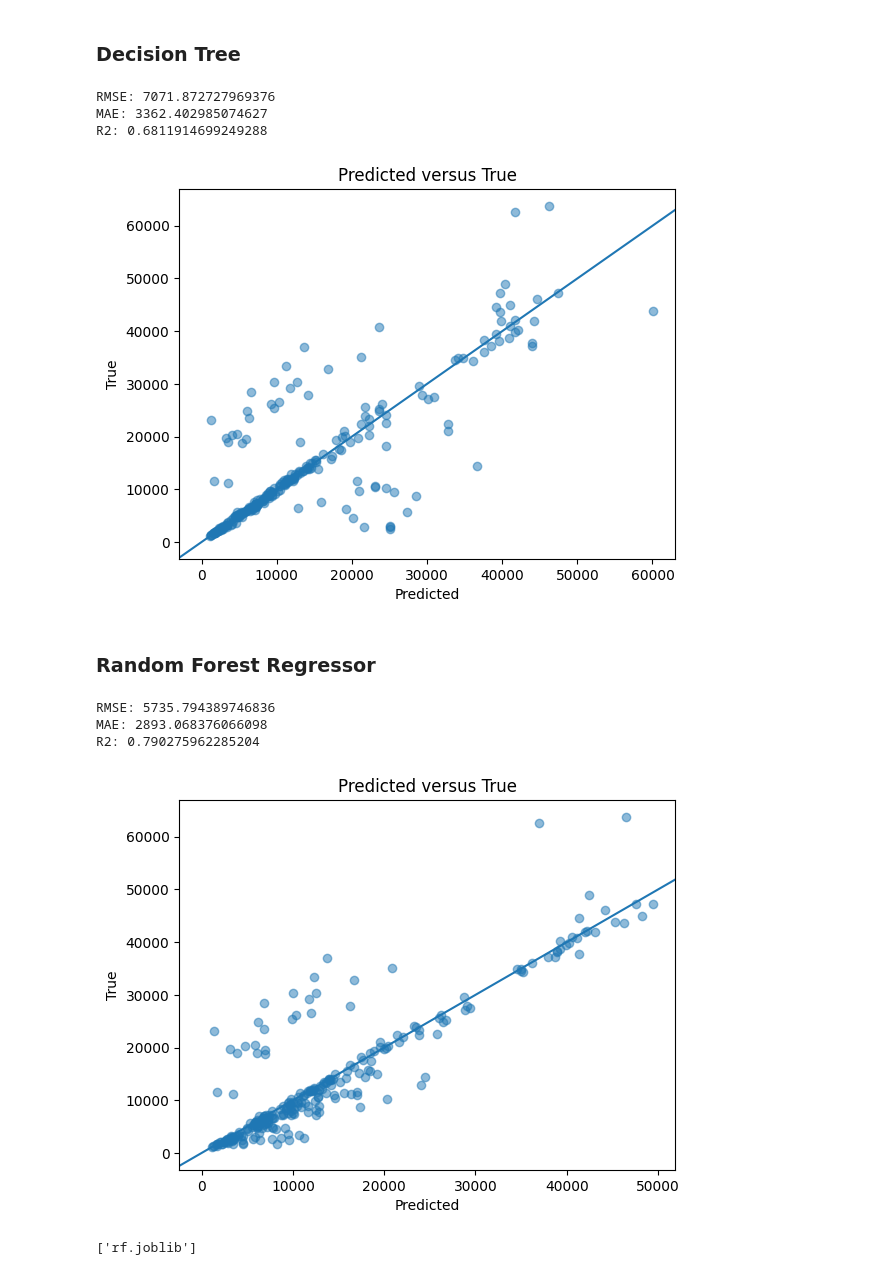
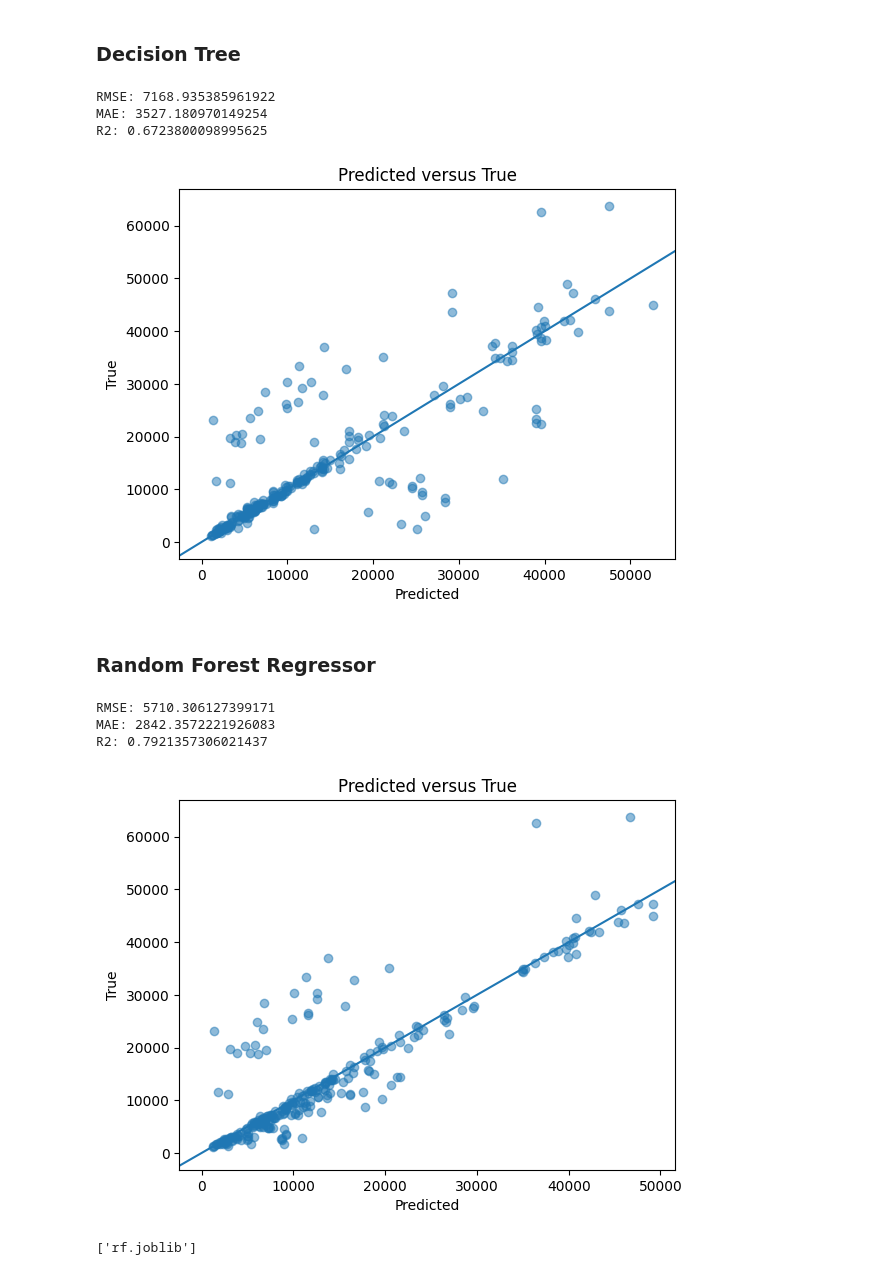
Before and after one commit to SL477/fccPredictHealthCostsWithRegression, a Jupyter notebook: train_model.ipynb, the cells around one changed output. Saved outputs shown, nothing was run; the diff lists cells and outputs as text; code cells hidden in the pictures.

```diff
--- a/train_model.ipynb
+++ b/train_model.ipynb
@@ -148,18 +148,18 @@ R2: 0.7170344951058013
 # %%
 dt = DecisionTreeRegressor()
 
 params = {
     'criterion': ['squared_error', 'friedman_mse', 'absolute_error'],
     'splitter': ['best', 'random'],
 }
-dt = RandomizedSearchCV(dt, params)
+dt = GridSearchCV(dt, params)
 dt.fit(X_train, y_train)
 regression_stats(y_test, dt.predict(X_test))
 # %% [output]
-RMSE: 7071.872727969376
-MAE: 3362.402985074627
-R2: 0.6811914699249288
+RMSE: 7168.935385961922
+MAE: 3527.180970149254
+R2: 0.6723800098995625
-[figure, old version]
+[figure, new version]
 # %% [markdown]
 ### Random Forest Regressor
 # %%
@@ -169,14 +169,14 @@ params = {
     'criterion': ['squared_error', 'absolute_error'],
     'bootstrap': [True, False],
 }
-rf = RandomizedSearchCV(rf, params)
+rf = GridSearchCV(rf, params)
 rf.fit(X_train, y_train)
 regression_stats(y_test, rf.predict(X_test))
 # %% [output]
-RMSE: 5735.794389746836
-MAE: 2893.068376066098
-R2: 0.790275962285204
+RMSE: 5710.306127399171
+MAE: 2842.3572221926083
+R2: 0.7921357306021437
-[figure, old version]
+[figure, new version]
 # %%
 joblib.dump(rf.best_estimator_, 'rf.joblib')
 # %% [output]
```
Also changed, not shown: parts of 2 cells of this notebook, 10 other files.
